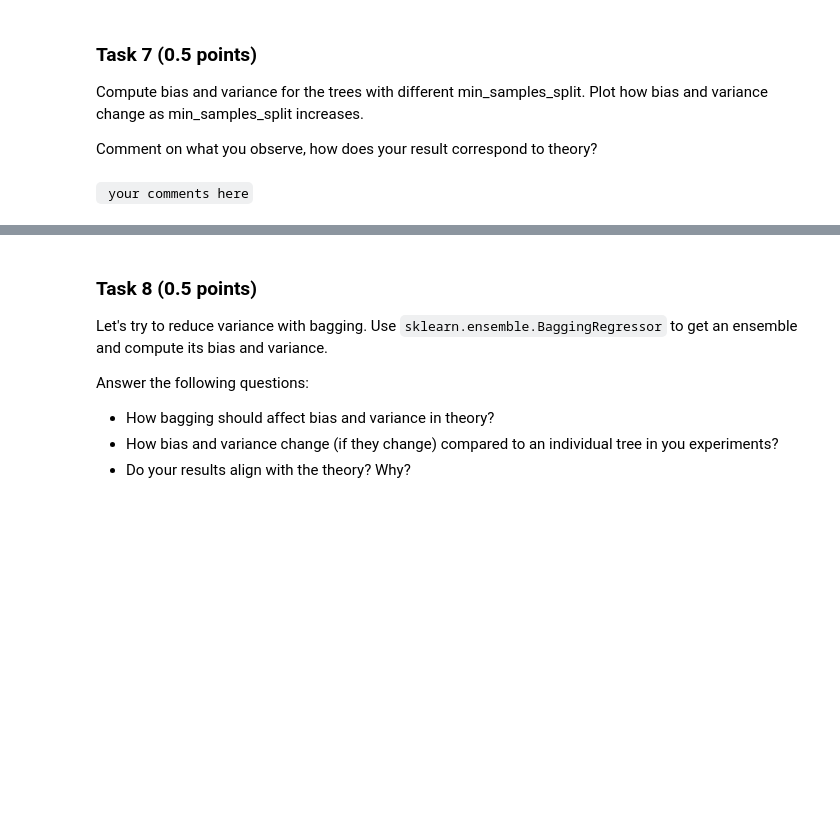
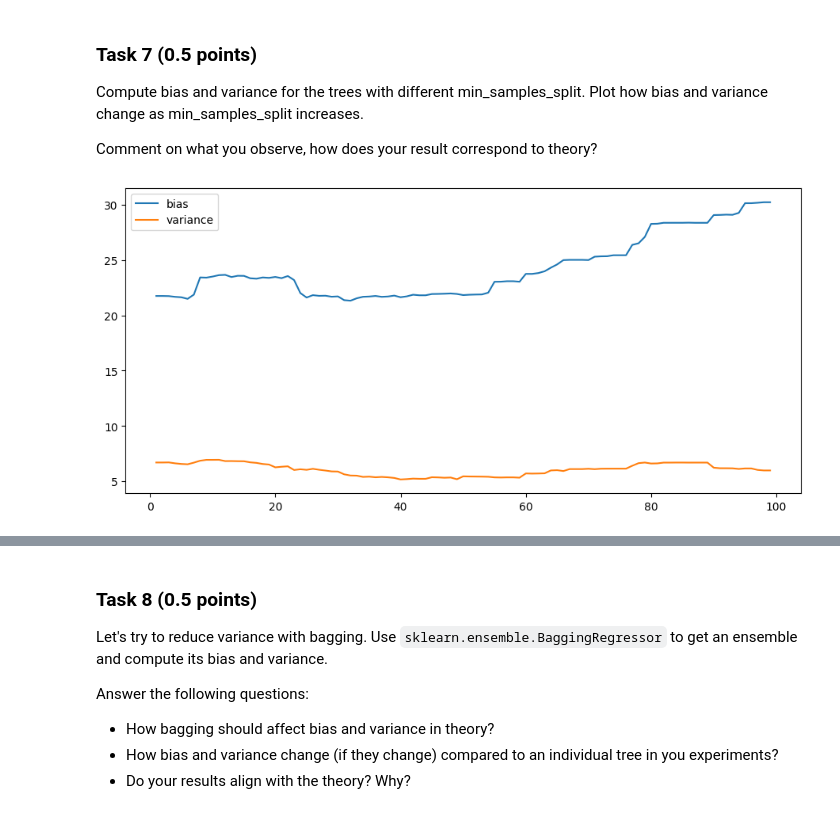
Before and after one commit to qwatro2/hse-mmad, a Jupyter notebook: hw4/Vlasov_NA_222_hw4_2024.ipynb, the cells around one changed output, grey strips where cells are left out. Drawn from its saved outputs; the diff is of its cells as text; code cells hidden in the pictures; blank space fills up the shorter version.

````diff
--- a/hw4/Vlasov_NA_222_hw4_2024.ipynb
+++ b/hw4/Vlasov_NA_222_hw4_2024.ipynb
@@ -631,2 +629,24 @@ Comment on what you observe, how does your result correspond to theory?
-# %% [markdown]
-``` your comments here```
+# %%
+def collect_bias_variance(start, stop, step):
+    min_samples_split_range = np.arange(start, stop, step)
+    biases = []
+    variances = []
+
+    for min_samples_split in min_samples_split_range:
+        bias, variance = get_bias_variance(MyDecisionTreeRegressor(max_depth=8, min_samples_split=min_samples_split), X_train.values, y_train.values, 10)
+        biases.append(bias)
+        variances.append(variance)
+
+    return min_samples_split_range, biases, variances
+# %%
+mss, biases, variances = collect_bias_variance(1, 100, 1)
+# %%
+def plot_mss_bias_variance(mss, biases, variances):
+    plt.plot(mss, biases, label="bias")
+    plt.plot(mss, variances, label="variance")
+    plt.legend()
+    plt.show()
+# %%
+plot_mss_bias_variance(mss, biases, variances)
+# %% [output]
+[figure, added]
````
Also changed, not shown: parts of 2 cells of this notebook.
